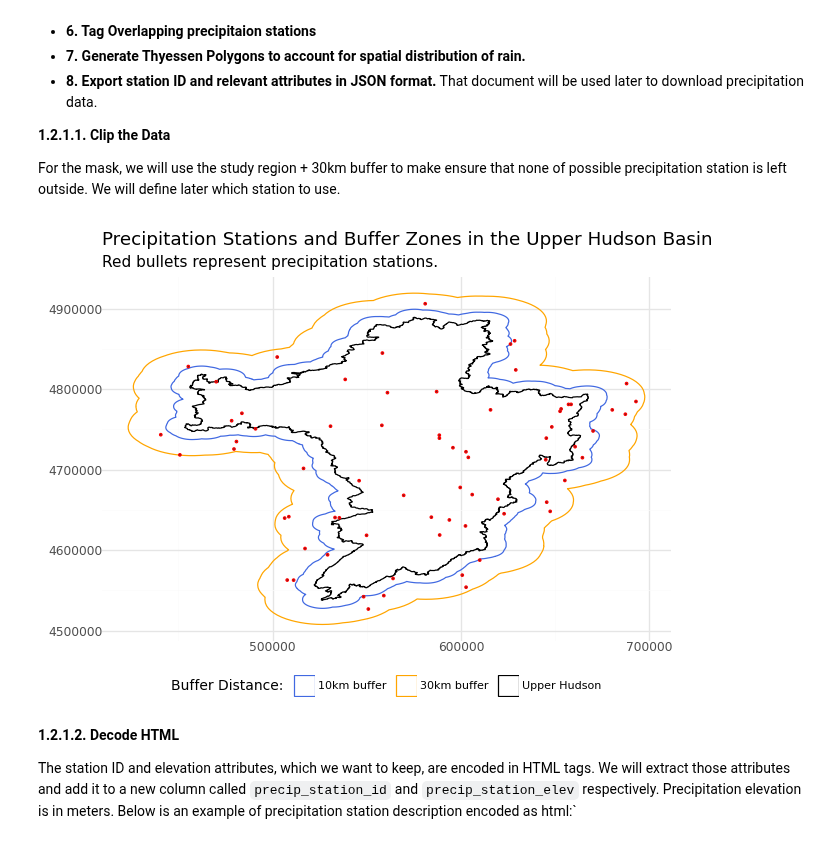
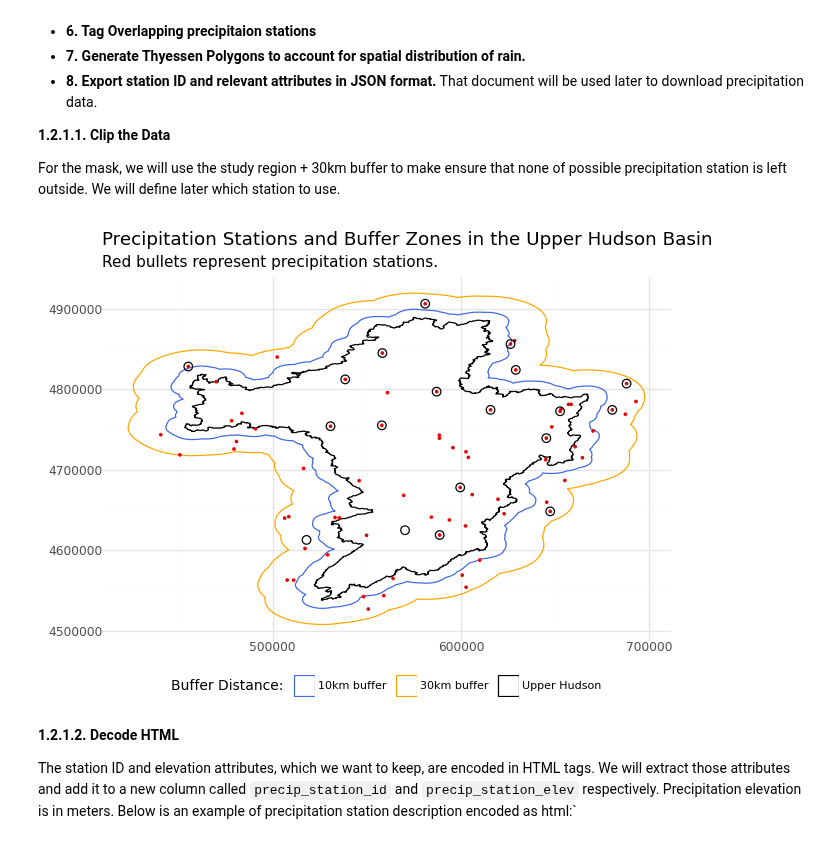
Before and after one commit to vpalvesalan/Unit-Hydrograph-Model, a Jupyter notebook: notebooks/preprocessing/data_prepocessing.ipynb, the cells around one changed output. Saved outputs shown, nothing was run; the diff lists cells and outputs as text; code cells hidden in the pictures.

Commit message:
Added precipitation v2 to the map

```diff
--- a/notebooks/preprocessing/data_prepocessing.ipynb
+++ b/notebooks/preprocessing/data_prepocessing.ipynb
@@ -172,34 +172,41 @@ precip_station_map = (
         mapping=aes(geometry='geometry', color = 'LAYER'),
         fill = None
     )
     + geom_map(
         data = precip_stations_v1_clipped[['geometry']],
         mapping=aes(gemetry='geometry'),
         color='red'
+    )
+    + geom_map(
+        data = precip_stations_v2_clipped[['geometry']],
+        mapping=aes(gemetry='geometry'),
+        color='black',
+        fill = None,
+        size = 3
     )
     + labs(title='Precipitation Stations and Buffer Zones in the Upper Hudson Basin',
            subtitle= 'Red bullets represent precipitation stations.')
 
     # Manually define colors
     + scale_color_manual(
         name='Buffer Distance:',
         values={
             'Upper Hudson': 'black',
             '10km buffer': 'royalblue',
             '30km buffer': 'orange'
             }
     )
     + coord_cartesian()
     + theme_minimal()
     + theme(
         legend_title=element_text(size=10),
         legend_text=element_text(size=8),
         legend_position='bottom'
     )
 )
 precip_station_map.draw()
 # %% [output]
-[figure, old version]
+[figure, new version]
 # %% [markdown]
 **1.2.1.2. Decode HTML**
 
```
